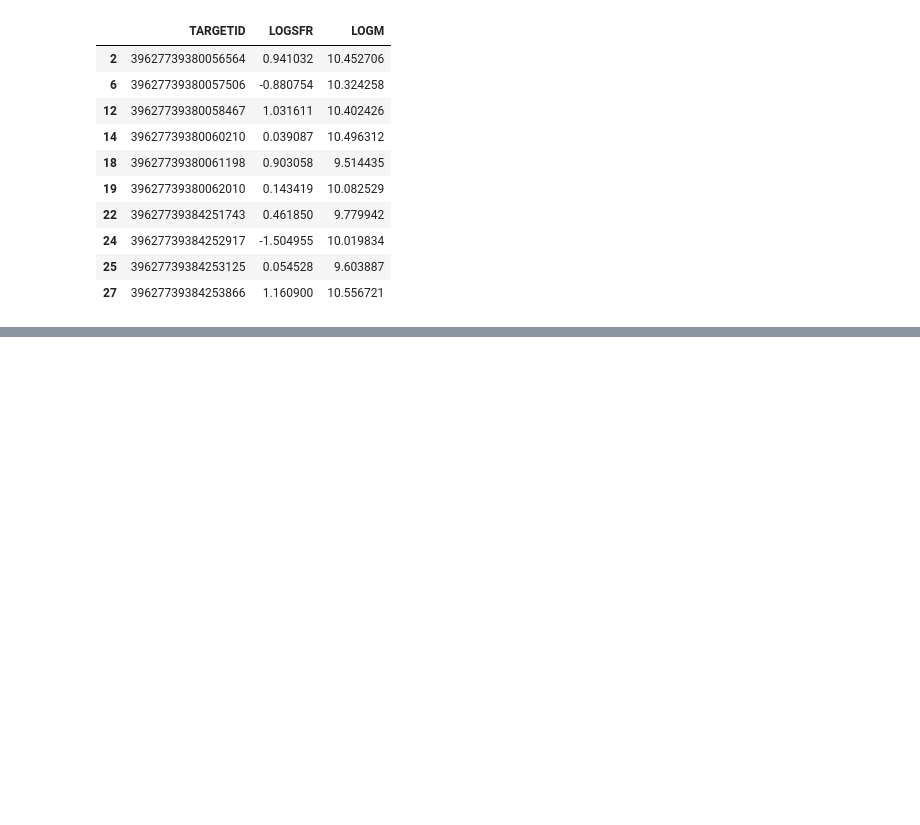
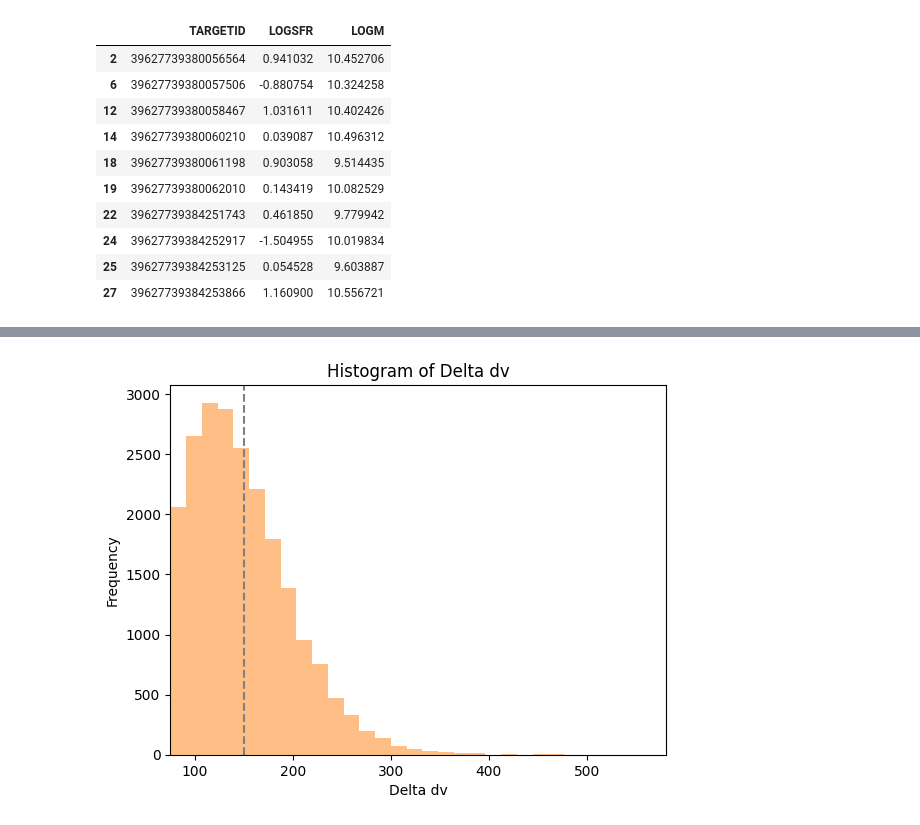
Before and after one commit to hyp0515/searching_inflow, a Jupyter notebook: analyze_dp.ipynb, the cells around one changed output, grey strips where cells are left out. Cells and saved outputs as stored; diff of their text form; code cells hidden in the pictures; blank space fills up the shorter version.

```diff
--- a/analyze_dp.ipynb
+++ b/analyze_dp.ipynb
@@ -300,0 +301,10 @@ plt.show()
+# %%
+plt.hist(dp_sample['delta_dv'], bins=30, alpha=0.5, color='C1')
+plt.axvline(np.mean(dp_sample['delta_dv']), color='gray', linestyle='--')
+plt.xlabel('Delta dv')
+plt.ylabel('Frequency')
+plt.title('Histogram of Delta dv')
+plt.xlim(left=75)
+plt.show()
+# %% [output]
+[figure, added]
```
Also changed, not shown: parts of 22 cells of this notebook, 8 other files.
